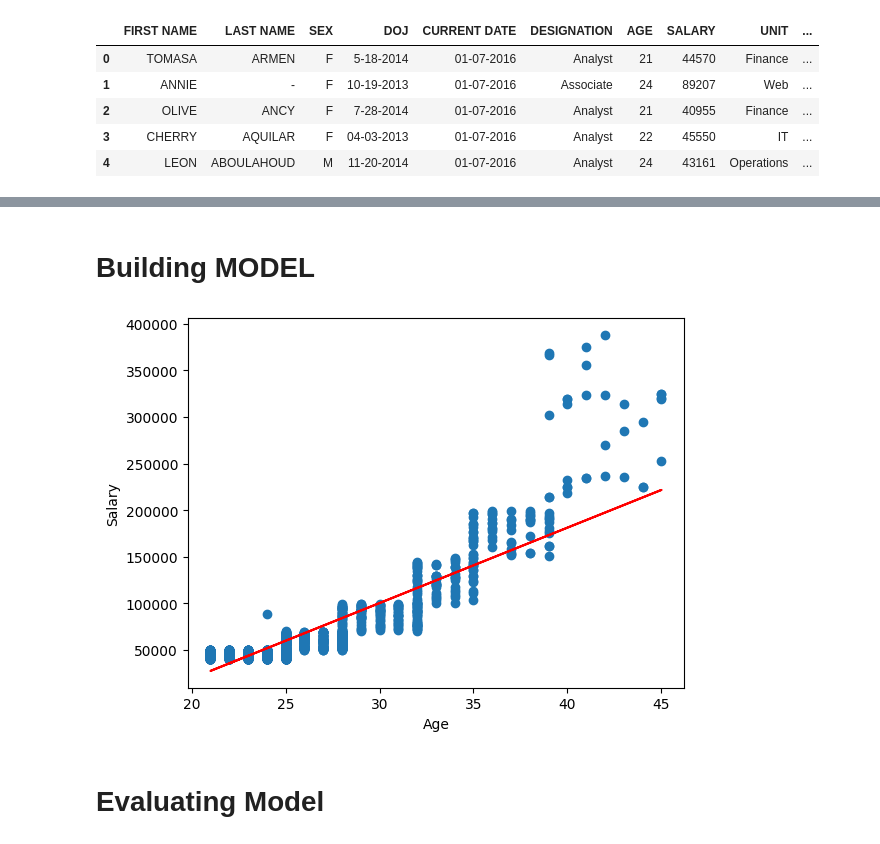
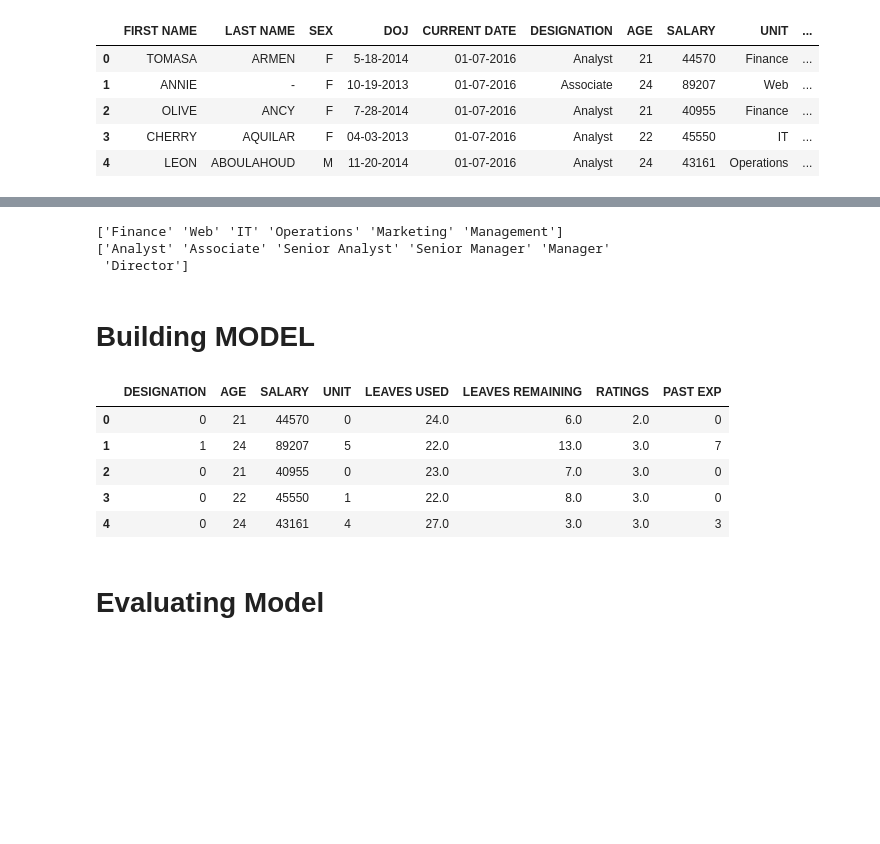
Before and after one commit to padwalmanav/Mentorness, a Jupyter notebook: Task2/Task_2(salary_prediction).ipynb, the cells around one changed output, grey strips where cells are left out. Drawn from its saved outputs; the diff is of its cells as text; code cells hidden in the pictures; blank space fills up the shorter version.

```diff
--- a/Task2/Task_2(salary_prediction).ipynb
+++ b/Task2/Task_2(salary_prediction).ipynb
@@ -113,5 +152,28 @@ df.head()
+# %%
+print(df['UNIT'].unique())
+print(df['DESIGNATION'].unique())
+# %% [output]
+['Finance' 'Web' 'IT' 'Operations' 'Marketing' 'Management']
+['Analyst' 'Associate' 'Senior Analyst' 'Senior Manager' 'Manager'
+ 'Director']
 # %% [markdown]
 # Building MODEL
+# %%
+from sklearn.preprocessing import LabelEncoder
+le=LabelEncoder()
+
+for col in df.columns:
+    if (df[col].dtypes=='object'):
+        df[col]=le.fit_transform(df[col])
+# %%
+df.head()
+# %% [output]
+|  | DESIGNATION | AGE | SALARY | UNIT | LEAVES USED | LEAVES REMAINING | RATINGS | PAST EXP |
+| 0 | 0 | 21 | 44570 | 0 | 24.0 | 6.0 | 2.0 | 0 |
+| 1 | 1 | 24 | 89207 | 5 | 22.0 | 13.0 | 3.0 | 7 |
+| 2 | 0 | 21 | 40955 | 0 | 23.0 | 7.0 | 3.0 | 0 |
+| 3 | 0 | 22 | 45550 | 1 | 22.0 | 8.0 | 3.0 | 0 |
+| 4 | 0 | 24 | 43161 | 4 | 27.0 | 3.0 | 3.0 | 3 |
 # %%
 import pandas as pd
 from sklearn.model_selection import train_test_split
@@ -130,14 +192,6 @@ model.fit(X_train, y_train)
 
 # Making predictions on the test set
 y_pred = model.predict(X_test)
-# %%
-plt.scatter(df['AGE'],df['SALARY'])
-plt.plot(X_train,model.predict(X_train),color='red')
-plt.xlabel('Age')
-plt.ylabel('Salary')
-plt.show()
-# %% [output]
-[figure, removed]
 # %% [markdown]
 # Evaluating Model
 # %%
```
Also changed, not shown: parts of 14 cells of this notebook, 5 other files.
